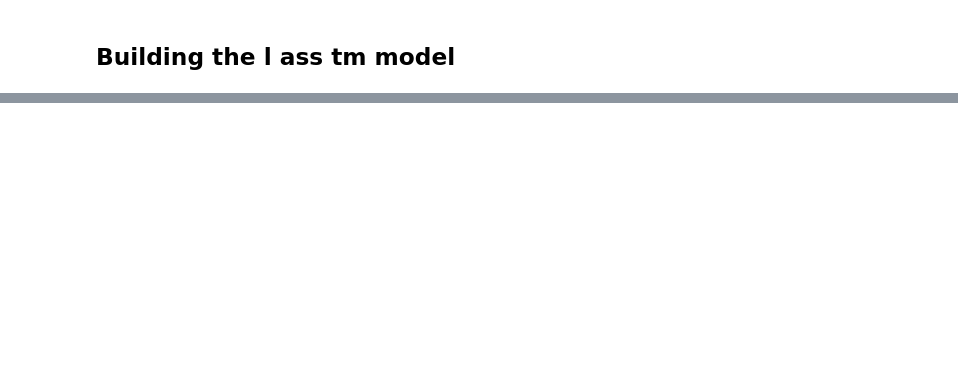
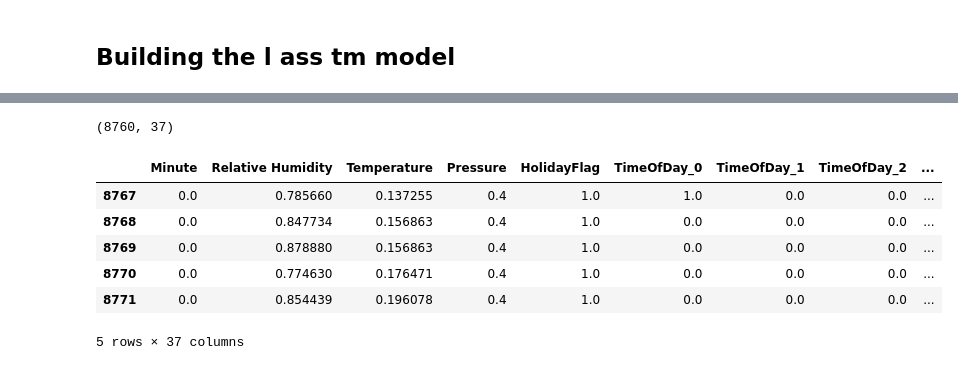
Before and after one commit to Dxuian/btech-proj, a Jupyter notebook: DATA SET USED IN THE CONFERENCE PAPER TITLED SHORT-TERM LOAD FORECASTING USING AN LSTM NEURAL NETWORK/DataSet/a.ipynb, the cells around one changed output, grey strips where cells are left out. Cells and saved outputs as stored; diff of their text form; code cells hidden in the pictures; blank space fills up the shorter version.

```diff
--- a/DATA SET USED IN THE CONFERENCE PAPER TITLED SHORT-TERM LOAD FORECASTING USING AN LSTM NEURAL NETWORK/DataSet/a.ipynb
+++ b/DATA SET USED IN THE CONFERENCE PAPER TITLED SHORT-TERM LOAD FORECASTING USING AN LSTM NEURAL NETWORK/DataSet/a.ipynb
@@ -283,0 +310,12 @@ scaled_data
+# %%
+print(te.shape)
+te.head(5)
+# %% [output]
+(8760, 37)
+|  | Minute | Relative Humidity | Temperature | Pressure | HolidayFlag | TimeOfDay_0 | TimeOfDay_1 | TimeOfDay_2 | ... |
+| 8767 | 0.0 | 0.785660 | 0.137255 | 0.4 | 1.0 | 1.0 | 0.0 | 0.0 | ... |
+| 8768 | 0.0 | 0.847734 | 0.156863 | 0.4 | 1.0 | 0.0 | 0.0 | 0.0 | ... |
+| 8769 | 0.0 | 0.878880 | 0.156863 | 0.4 | 1.0 | 0.0 | 0.0 | 0.0 | ... |
+| 8770 | 0.0 | 0.774630 | 0.176471 | 0.4 | 1.0 | 0.0 | 0.0 | 0.0 | ... |
+| 8771 | 0.0 | 0.854439 | 0.196078 | 0.4 | 1.0 | 0.0 | 0.0 | 0.0 | ... |
+5 rows × 37 columns
```
Also changed, not shown: parts of 10 cells of this notebook, 1 other file.
